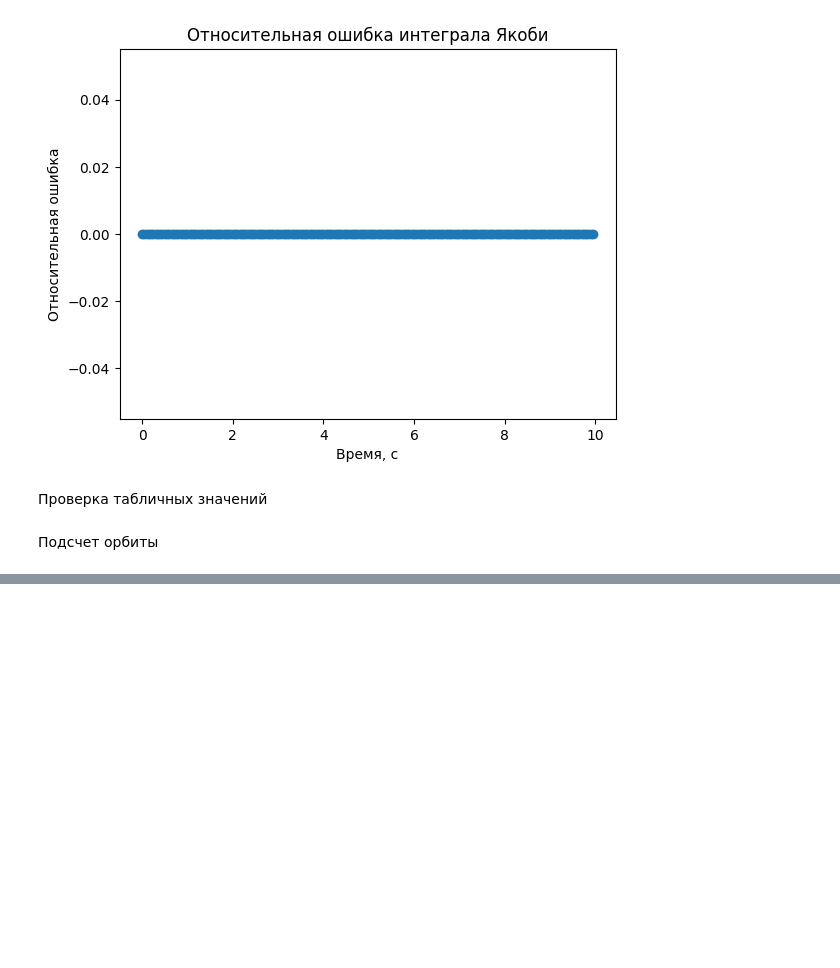
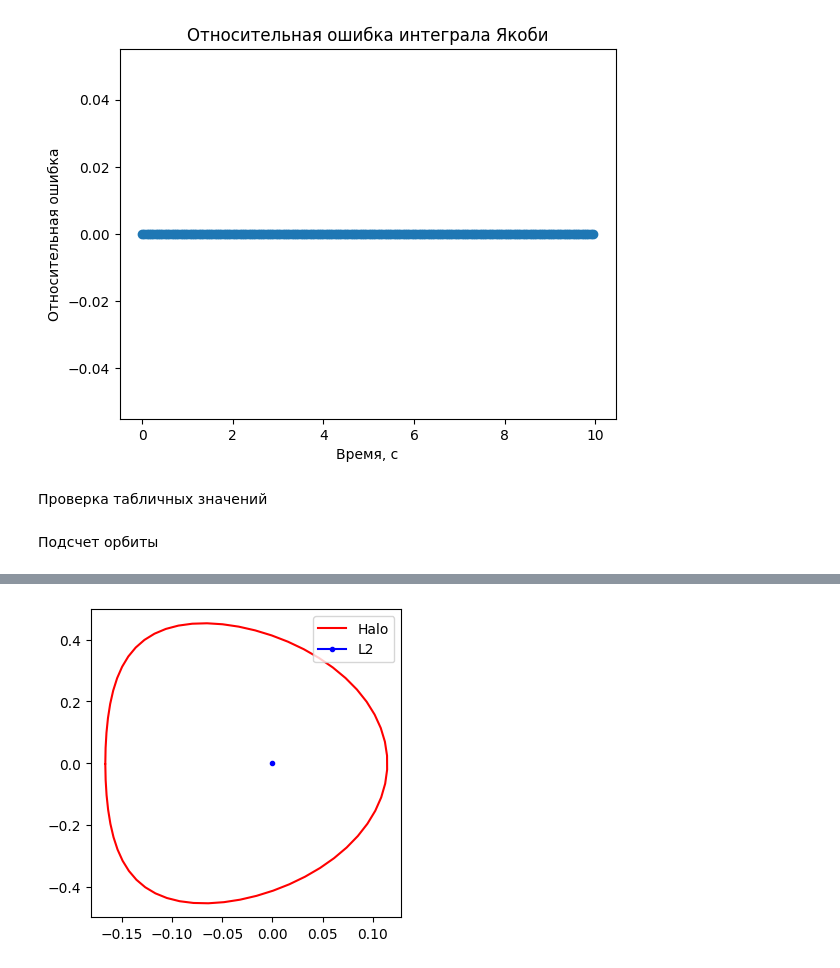
Before and after one commit to DPritykin/3BP, a Jupyter notebook: FindOrbit.ipynb, the cells around one changed output, grey strips where cells are left out. Cells and saved outputs as stored; diff of their text form; code cells hidden in the pictures; blank space fills up the shorter version.

```diff
--- a/FindOrbit.ipynb
+++ b/FindOrbit.ipynb
@@ -169,0 +171,8 @@ plt.show()
+# %%
+plt.figure(figsize=(4,4))
+plt.plot(x1, y1,  color='r', label = 'Halo')
+plt.plot(1.15568216/110000, color = 'b', marker = '.', label = 'L2')
+plt.legend()
+plt.show()
+# %% [output]
+[figure, added]
```
Also changed, not shown: parts of 2 cells of this notebook, 1 other file.
